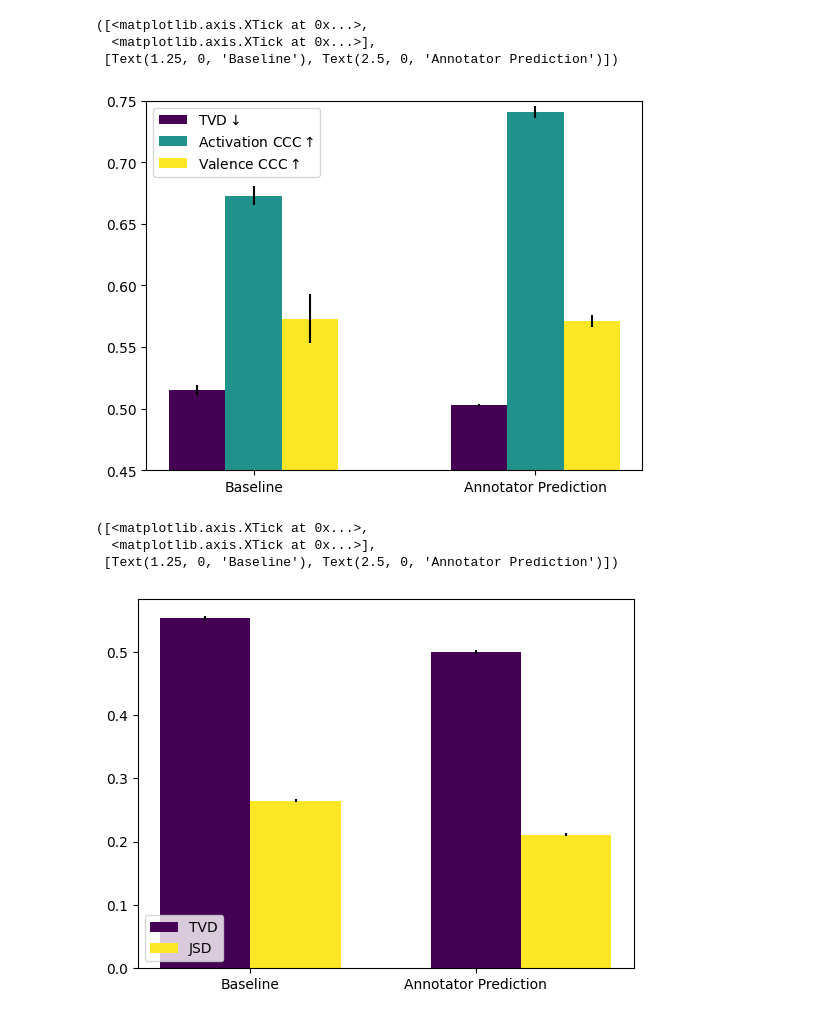
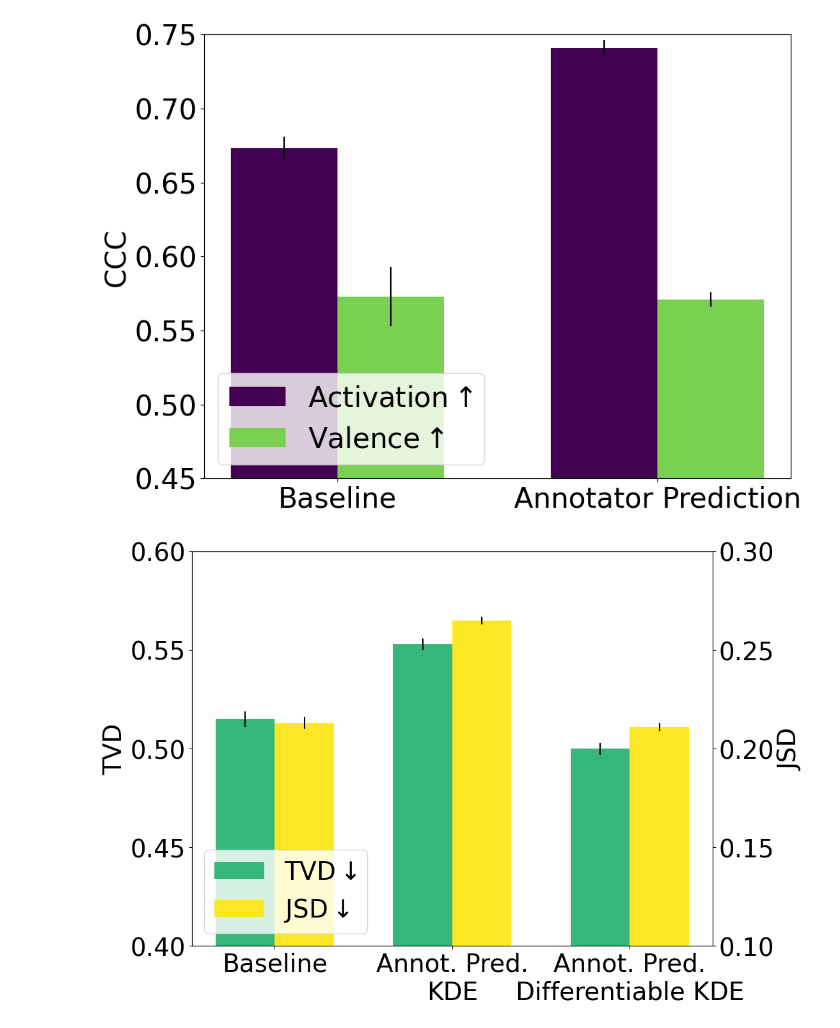
Before and after one commit to chailab-umich/ModelingIndividualEvaluators, a Jupyter notebook: poster/poster_results.ipynb, the cells around one changed output. Drawn from its saved outputs; the diff is of its cells as text; code cells hidden in the pictures.

```diff
--- a/poster/poster_results.ipynb
+++ b/poster/poster_results.ipynb
@@ -1,68 +1,78 @@
 # %%
 # First show that the performance improvement training with ccc and with kde diff over the baseline
-score_metrics = [r'TVD$\downarrow$', r'JSD$\downarrow$', r'Activation CCC$\uparrow$', r'Valence CCC$\uparrow$']
-baseline_scores = [.515,.213,.673,.573]
-baseline_stds = [.004,.003,.008,.020]
-mt_scores = [.503,.211,.741,.571]
-mt_stds = [.001,.001,.005,.005]
+p_score_metrics, score_metrics = [r'TVD$\downarrow$', r'JSD$\downarrow$'], [r'Activation$\uparrow$', r'Valence$\uparrow$']
+p_baseline_scores, baseline_scores = [.515,.213], [.673,.573]
+p_baseline_stds, baseline_stds = [.004,.003],[.008,.020]
+p_mt_scores, mt_scores = [.503,.211],[.741,.571]
+p_mt_stds, mt_stds = [.001,.001],[.005,.005]
 # %%
 import matplotlib.pyplot as plt
 import matplotlib
+font = {'size'   : 28}
+matplotlib.rc('font', **font)
+
 # JSD looks bad included on the plot -- skip
 if len(score_metrics) == 4:
     remove_jsd = lambda x: [x[0]] + x[2:]
     score_metrics = remove_jsd(score_metrics)
     baseline_scores = remove_jsd(baseline_scores)
     baseline_stds = remove_jsd(baseline_stds)
     mt_scores = remove_jsd(mt_scores)
     mt_stds = remove_jsd(mt_stds)
 
 cmap = matplotlib.colormaps['viridis']
-cmap_max = len(score_metrics)-1
+cmap_max = 2.5
 cmap_min = 0
 rescale = lambda index: (index - cmap_min) / (cmap_max - cmap_min)
 for i, metric in enumerate(score_metrics):
     scores = [baseline_scores[i], mt_scores[i]]
     stds = [baseline_stds[i], mt_stds[i]]
-    increment = i * 0.25
-    plt.bar([1+increment, 2.25+increment], scores, width=0.25, yerr=stds, label=metric, color=cmap(rescale(i)))
+    increment = i * 0.5
+    plt.bar([1+increment, 2.5+increment], scores, width=0.5, yerr=stds, label=metric, color=cmap(rescale(i*2)))
 # tvd_scores = [baseline_scores[0], mt_scores[0]]
 # plt.bar([1,2,3,4], baseline_scores, label='baseline')
-plt.legend(loc='upper left')
+plt.legend(loc='lower left')
 plt.ylim(0.45,.750)
-plt.xticks([1.25,2.5], labels=['Baseline', 'Annotator Prediction'])
+plt.xticks([1.25,2.75], labels=['Baseline', 'Annotator Prediction'])
+plt.ylabel(r'CCC')
+plt.gcf().set_size_inches(10.5,8)
+plt.savefig('./figures/ccc_results.png', bbox_inches='tight')
 # %% [output]
-([<matplotlib.axis.XTick at 0x...>,
-  <matplotlib.axis.XTick at 0x...>],
- [Text(1.25, 0, 'Baseline'), Text(2.5, 0, 'Annotator Prediction')])
-[figure, old version]
+[figure, new version]
 # %%
+fig, ax = plt.subplots(figsize=(10.5,8))
+ax2 = ax.twinx()
+axs = [ax,ax2]
 # Comparison with and without DiffKDE
 without = [0.553, 0.265]
 without_err = [0.003, 0.002]
 with_ = [0.5, 0.211]
 with_err = [0.003, 0.002]
-score_metrics = ['TVD', 'JSD']
+score_metrics = [r'TVD$\downarrow$', r'JSD$\downarrow$']
 
 cmap = matplotlib.colormaps['viridis']
-cmap_max = len(score_metrics)-1
+cmap_max = 3
 cmap_min = 0
 rescale = lambda index: (index - cmap_min) / (cmap_max - cmap_min)
+ps = []
 for i, metric in enumerate(score_metrics):
-    scores = [without[i], with_[i]]
-    stds = [without_err[i], with_err[i]]
-    increment = i * 0.5
-    plt.bar([1+increment, 2.5+increment], scores, width=0.5, yerr=stds, label=metric, color=cmap(rescale(i)))
+    scores = [p_baseline_scores[i], without[i], with_[i]]
+    stds = [p_baseline_stds[i], without_err[i], with_err[i]]
+    increment = i * 1/3
+    p = axs[i].bar([1+increment, 2+increment, 3+increment], scores, width=1/3, yerr=stds, label=metric, color=cmap(rescale(i+2)))
+    axs[i].set_ylabel(metric.split('$')[0])
+    ps.append(p)
 # tvd_scores = [baseline_scores[0], mt_scores[0]]
 # plt.bar([1,2,3,4], baseline_scores, label='baseline')
-plt.legend(loc='lower left')
+plt.legend(handles=ps, loc='lower left')
+axs[0].set_ylim(0.40,0.60)
+axs[1].set_ylim(0.10,0.30)
 # plt.ylim(0.45,.750)
-plt.xticks([1.25,2.5], labels=['Normal KDE', 'Differentiable KDE'])
+plt.xticks([1+1/6,2+1/6,3+1/6], labels=['Baseline', 'Annot. Pred.\nKDE', 'Annot. Pred.\nDifferentiable KDE'])
+plt.gcf().set_size_inches(10.5,8)
+plt.savefig('./figures/tvd_jsd_results.png', bbox_inches='tight')
 # %% [output]
-([<matplotlib.axis.XTick at 0x...>,
-  <matplotlib.axis.XTick at 0x...>],
- [Text(1.25, 0, 'Baseline'), Text(2.5, 0, 'Annotator Prediction')])
-[figure, old version]
+[figure, new version]
 # %%
 # Cross Corpus Results
 score_metrics = 'TVD'
```
Also changed, not shown: parts of 1 cell of this notebook, 11 other files.
